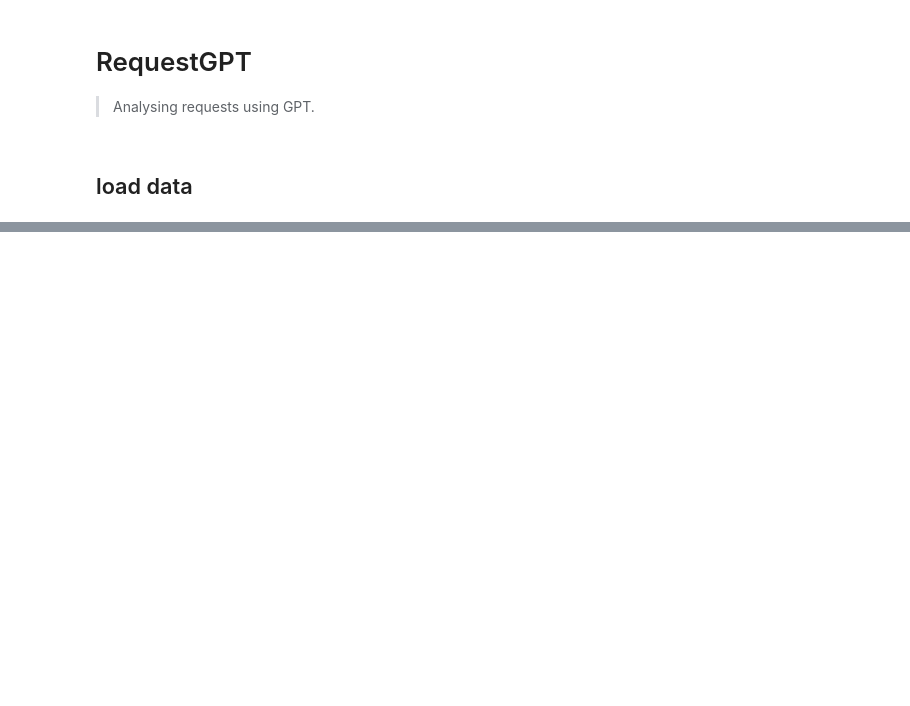
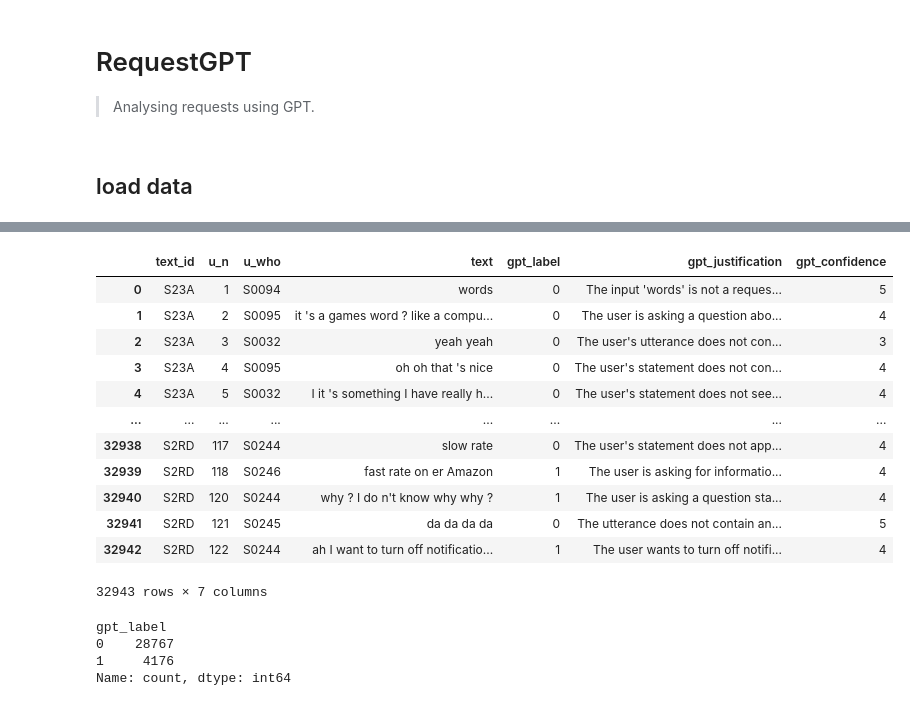
Before and after one commit to wuqui/requestgpt, a Jupyter notebook: nbs/00_core.ipynb, the cells around one changed output, grey strips where cells are left out. Drawn from its saved outputs; the diff is of its cells as text; code cells hidden in the pictures; blank space fills up the shorter version.

```diff
--- a/nbs/00_core.ipynb
+++ b/nbs/00_core.ipynb
@@ -45,0 +276,25 @@ df_out = run_model(ai, df_dev)
+# %%
+utterances = pd.read_csv('../out/gpt_results.csv')
+# %%
+utterances
+# %% [output]
+|  | text_id | u_n | u_who | text | gpt_label | gpt_justification | gpt_confidence |
+| 0 | S23A | 1 | S0094 | words | 0 | The input 'words' is not a reques... | 5 |
+| 1 | S23A | 2 | S0095 | it 's a games word ? like a compu... | 0 | The user is asking a question abo... | 4 |
+| 2 | S23A | 3 | S0032 | yeah yeah | 0 | The user's utterance does not con... | 3 |
+| 3 | S23A | 4 | S0095 | oh oh that 's nice | 0 | The user's statement does not con... | 4 |
+| 4 | S23A | 5 | S0032 | I it 's something I have really h... | 0 | The user's statement does not see... | 4 |
+| ... | ... | ... | ... | ... | ... | ... | ... |
+| 32938 | S2RD | 117 | S0244 | slow rate | 0 | The user's statement does not app... | 4 |
+| 32939 | S2RD | 118 | S0246 | fast rate on er Amazon | 1 | The user is asking for informatio... | 4 |
+| 32940 | S2RD | 120 | S0244 | why ? I do n't know why why ? | 1 | The user is asking a question sta... | 4 |
+| 32941 | S2RD | 121 | S0245 | da da da da | 0 | The utterance does not contain an... | 5 |
+| 32942 | S2RD | 122 | S0244 | ah I want to turn off notificatio... | 1 | The user wants to turn off notifi... | 4 |
+32943 rows × 7 columns
+# %%
+utterances.value_counts('gpt_label')
+# %% [output]
+gpt_label
+0    28767
+1     4176
+Name: count, dtype: int64
```
Also changed, not shown: parts of 80 cells of this notebook, 14 other files.
